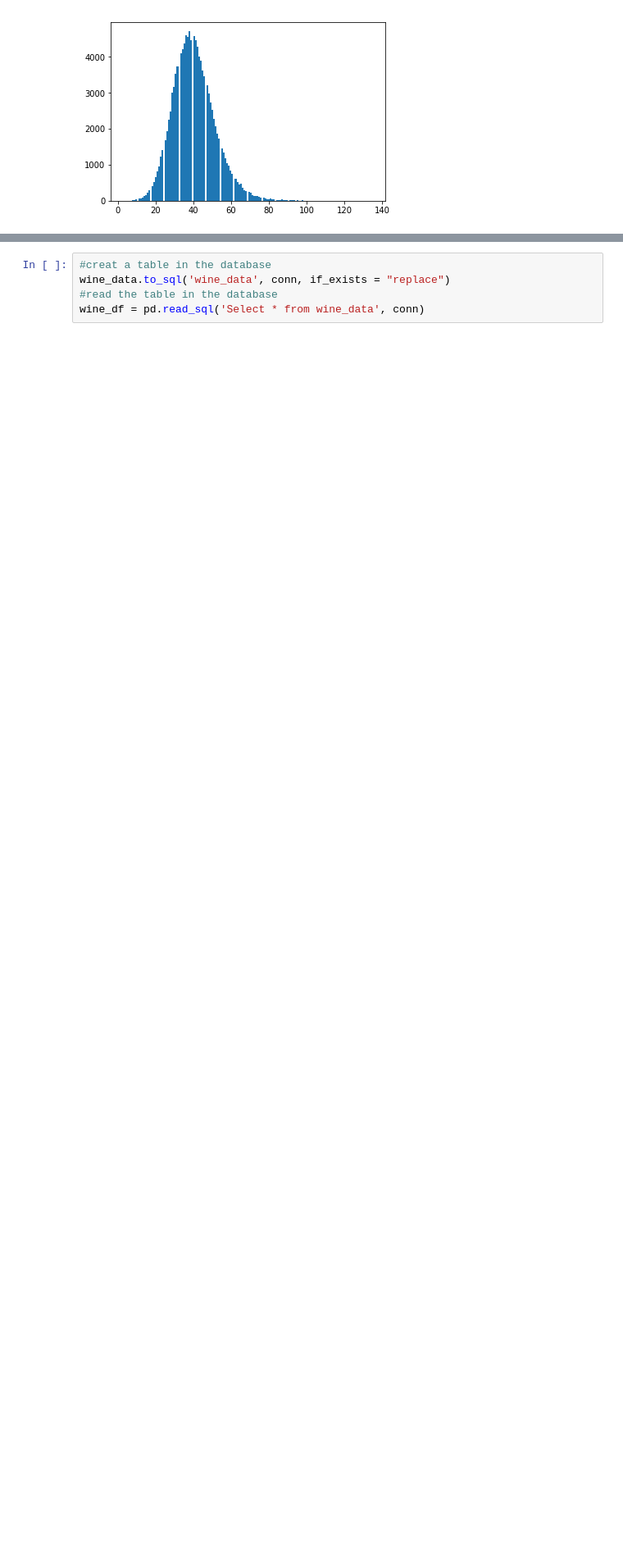
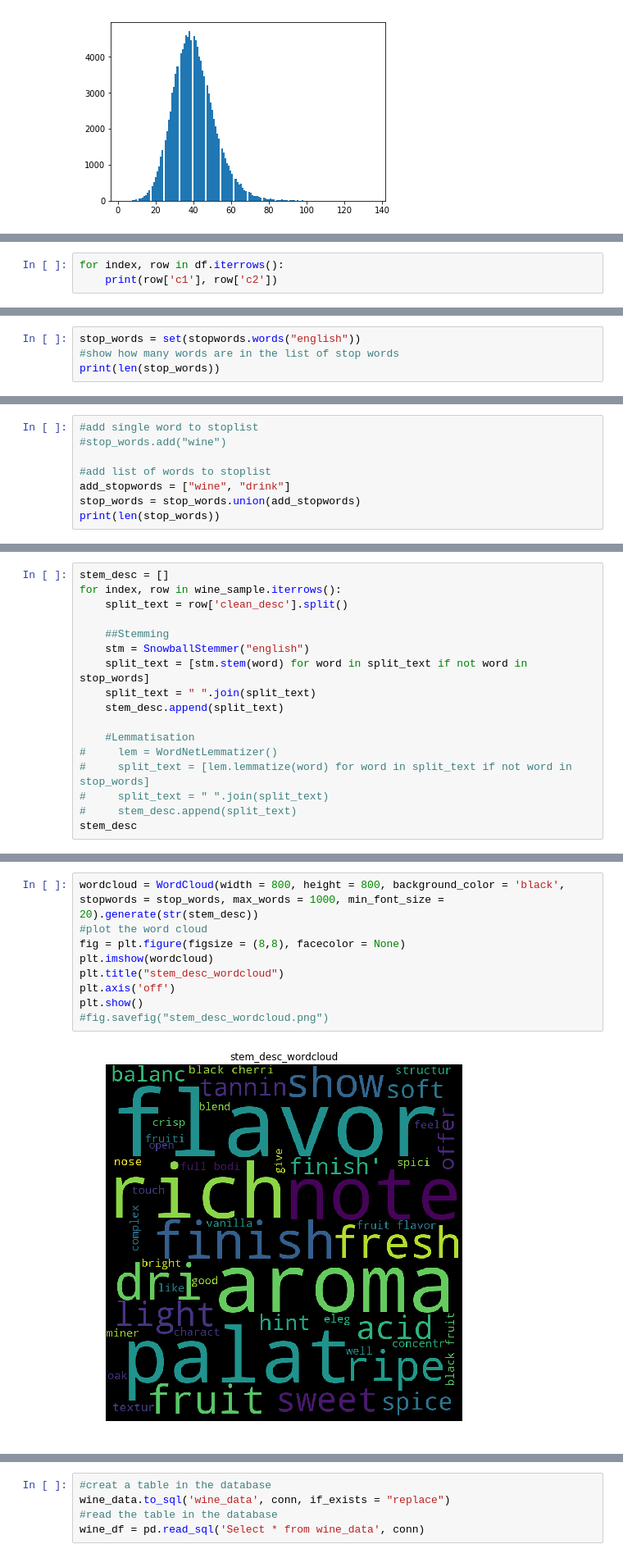
Before and after one commit to YufenLin/personal_sommelier, a Jupyter notebook: notebooks/personal_sommelier.ipynb, the cells around one changed output, grey strips where cells are left out. Shown at 82% size. Drawn from its saved outputs; the diff is of its cells as text; blank space fills up the shorter version.

Commit message:
lemmatizing and stemming

```diff
--- a/notebooks/personal_sommelier.ipynb
+++ b/notebooks/personal_sommelier.ipynb
@@ -264,0 +273,3 @@ wine_df[wine_df["word_count"]==135]
+# %%
+for index, row in df.iterrows():
+    print(row['c1'], row['c2'])
@@ -264,0 +330,4 @@ wine_df[wine_df["word_count"]==135]
+# %%
+stop_words = set(stopwords.words("english"))
+#show how many words are in the list of stop words
+print(len(stop_words))
@@ -264,0 +356,8 @@ wine_df[wine_df["word_count"]==135]
+# %%
+#add single word to stoplist
+#stop_words.add("wine")
+
+#add list of words to stoplist
+add_stopwords = ["wine", "drink"]
+stop_words = stop_words.union(add_stopwords)
+print(len(stop_words))
@@ -264,0 +368,17 @@ wine_df[wine_df["word_count"]==135]
+# %%
+stem_desc = []
+for index, row in wine_sample.iterrows():
+    split_text = row['clean_desc'].split()
+
+    ##Stemming
+    stm = SnowballStemmer("english")
+    split_text = [stm.stem(word) for word in split_text if not word in stop_words]
+    split_text = " ".join(split_text)
+    stem_desc.append(split_text)
+
+    #Lemmatisation
+#     lem = WordNetLemmatizer()
+#     split_text = [lem.lemmatize(word) for word in split_text if not word in stop_words]
+#     split_text = " ".join(split_text)
+#     stem_desc.append(split_text)
+stem_desc
@@ -264,0 +451,11 @@ wine_df[wine_df["word_count"]==135]
+# %%
+wordcloud = WordCloud(width = 800, height = 800, background_color = 'black', stopwords = stop_words, max_words = 1000, min_font_size = 20).generate(str(stem_desc))
+#plot the word cloud
+fig = plt.figure(figsize = (8,8), facecolor = None)
+plt.imshow(wordcloud)
+plt.title("stem_desc_wordcloud")
+plt.axis('off')
+plt.show()
+#fig.savefig("stem_desc_wordcloud.png")
+# %% [output]
+[figure, added]
```
Also changed, not shown: parts of 21 cells of this notebook.
